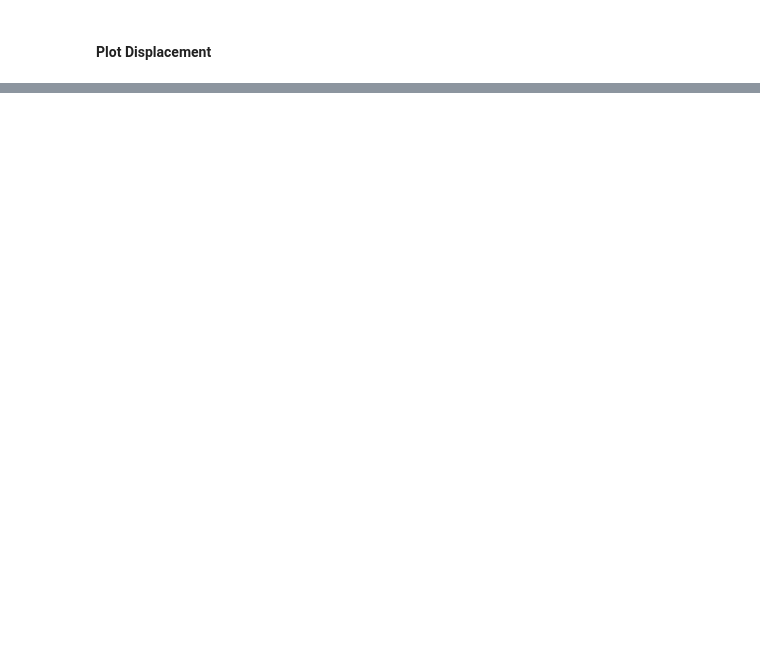
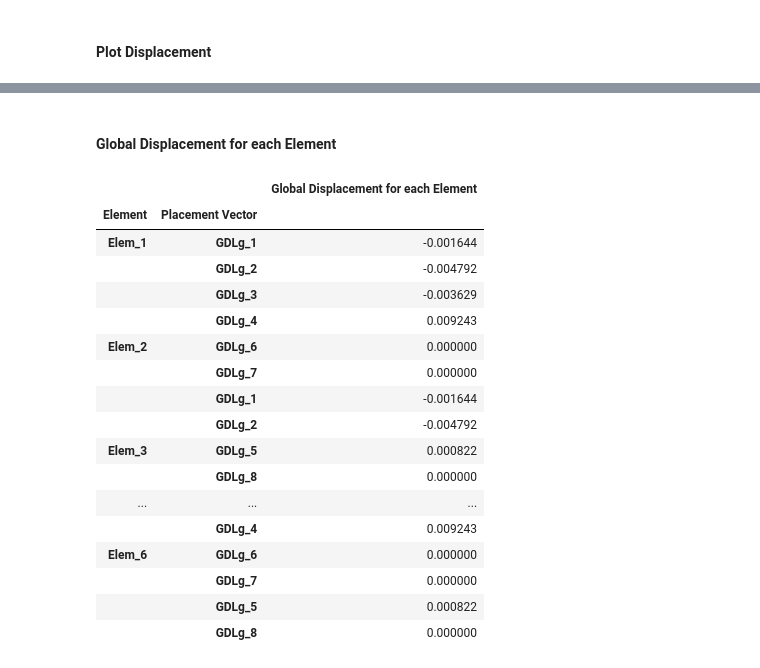
Before and after one commit to Normando1945/Repo_Maxtrix_Analisys, a Jupyter notebook: examples/Example_Truss.ipynb, the cells around one changed output, grey strips where cells are left out. Saved outputs shown, nothing was run; the diff lists cells and outputs as text; code cells hidden in the pictures; blank space fills up the shorter version.

```diff
--- a/examples/Example_Truss.ipynb
+++ b/examples/Example_Truss.ipynb
@@ -383,0 +418,45 @@ Nodal Cordinates
+# %% [markdown]
+#### Global Displacement for each Element
+# %%
+delta_g_full = np.vstack((delta_g, np.zeros((nglt-gdl, 1))))
+Delta_g_elem = []
+
+LeeE = Lee - 1
+
+for e in np.arange(0,len(Lee),1):
+    Delta_g_elem.append(delta_g_full[LeeE[e]])
+
+Delta_g_elem = np.vstack(Delta_g_elem)
+
+
+rows = pd.MultiIndex.from_tuples(                                                                                   # Create hierarchical index for global element matrices
+    [
+        (f'Elem_{e+1}', f'GDLg_{int(gdl)}')                                                                         # Element and global DOF labels
+        for e in range(n_elem)                                                                                      # Loop through each element
+        for gdl in Lee[e]                                                                                           # Loop through the placement vector of each element
+    ],
+    names=['Element', 'Placement Vector']                                                                           # Index level names
+)
+
+
+Delta_g_elem_df = pd.DataFrame(Delta_g_elem,index = rows,columns= ['Global Displacement for each Element'])
+Delta_g_elem_df
+# %% [output]
+|  |  | Global Displacement for each Element |
+| Element | Placement Vector |  |
+| Elem_1 | GDLg_1 | -0.001644 |
+|  | GDLg_2 | -0.004792 |
+|  | GDLg_3 | -0.003629 |
+|  | GDLg_4 | 0.009243 |
+| Elem_2 | GDLg_6 | 0.000000 |
+|  | GDLg_7 | 0.000000 |
+|  | GDLg_1 | -0.001644 |
+|  | GDLg_2 | -0.004792 |
+| Elem_3 | GDLg_5 | 0.000822 |
+|  | GDLg_8 | 0.000000 |
+| ... | ... | ... |
+|  | GDLg_4 | 0.009243 |
+| Elem_6 | GDLg_6 | 0.000000 |
+|  | GDLg_7 | 0.000000 |
+|  | GDLg_5 | 0.000822 |
+|  | GDLg_8 | 0.000000 |
```
Also changed, not shown: parts of 11 cells of this notebook.
